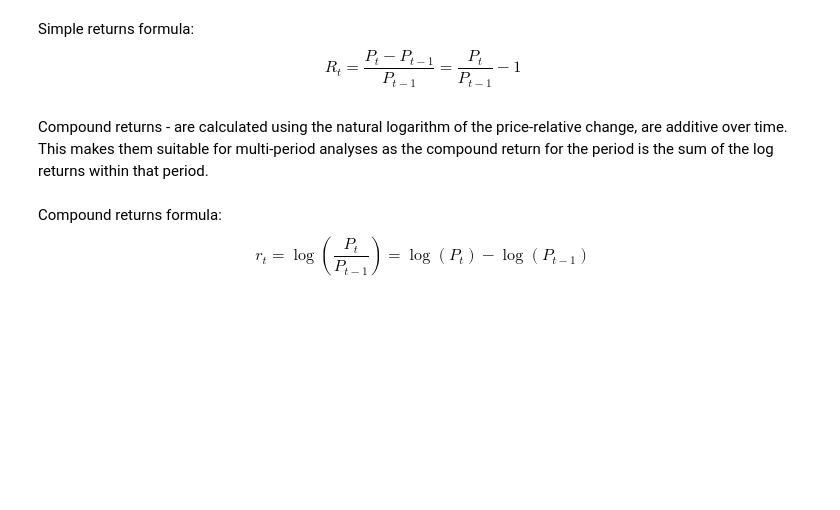
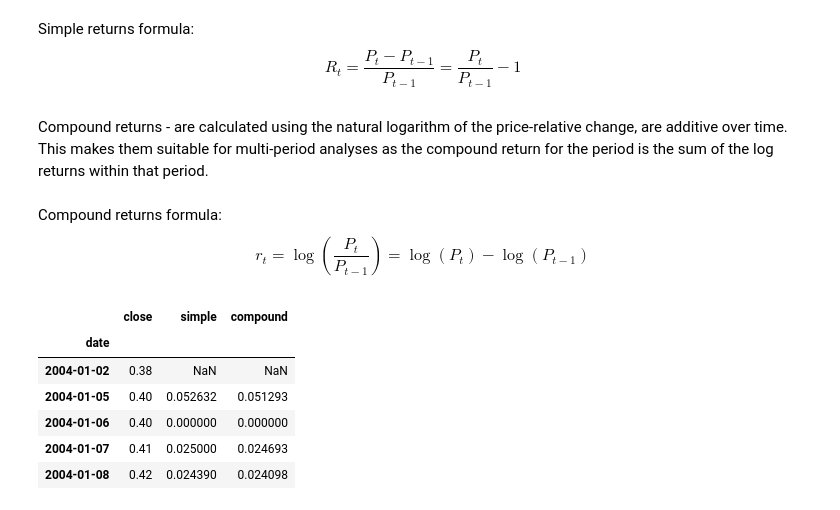
Before and after one commit to MichalPoleszczuk/Books, a Jupyter notebook: Python_for_Algorithmic_Trading_Cookbook/Chapter2/Notes_to_Chapter2.ipynb, the cells around one changed output. Cells and saved outputs as stored; diff of their text form; code cells hidden in the pictures; blank space fills up the shorter version.

```diff
--- a/Python_for_Algorithmic_Trading_Cookbook/Chapter2/Notes_to_Chapter2.ipynb
+++ b/Python_for_Algorithmic_Trading_Cookbook/Chapter2/Notes_to_Chapter2.ipynb
@@ -868,3 +868,26 @@ Compound returns - are calculated using the natural logarithm of the price-relat
 # %% [markdown]
 Compound returns formula: $$r_t = \log \left( \frac{P_t}{P_{t-1}} \right) = \log(P_t) - \log(P_{t-1})
 $$
+# %%
+import numpy as np
+import pandas as pd
+from openbb import obb
+obb.user.preferences.output_type = "dataframe"
+# %%
+data = obb.equity.price.historical("AAPL")
+# %%
+df = data.loc[:,["close"]]
+# %%
+# now we add column with simple and compound returns
+df["simple"] = df["close"].pct_change()
+df["compound"] = np.log(df["close"] / df["close"].shift())
+# %%
+df.head()
+# %% [output]
+|  | close | simple | compound |
+| date |  |  |  |
+| 2004-01-02 | 0.38 | NaN | NaN |
+| 2004-01-05 | 0.40 | 0.052632 | 0.051293 |
+| 2004-01-06 | 0.40 | 0.000000 | 0.000000 |
+| 2004-01-07 | 0.41 | 0.025000 | 0.024693 |
+| 2004-01-08 | 0.42 | 0.024390 | 0.024098 |
```
Also changed, not shown: parts of 12 cells of this notebook.
